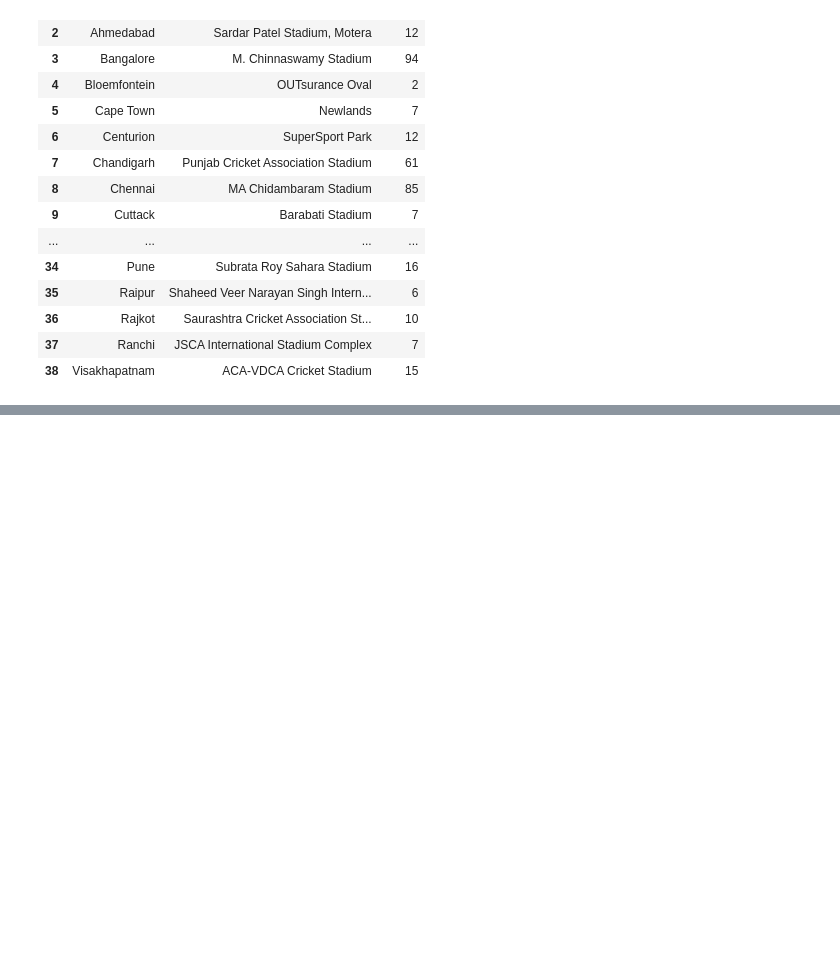
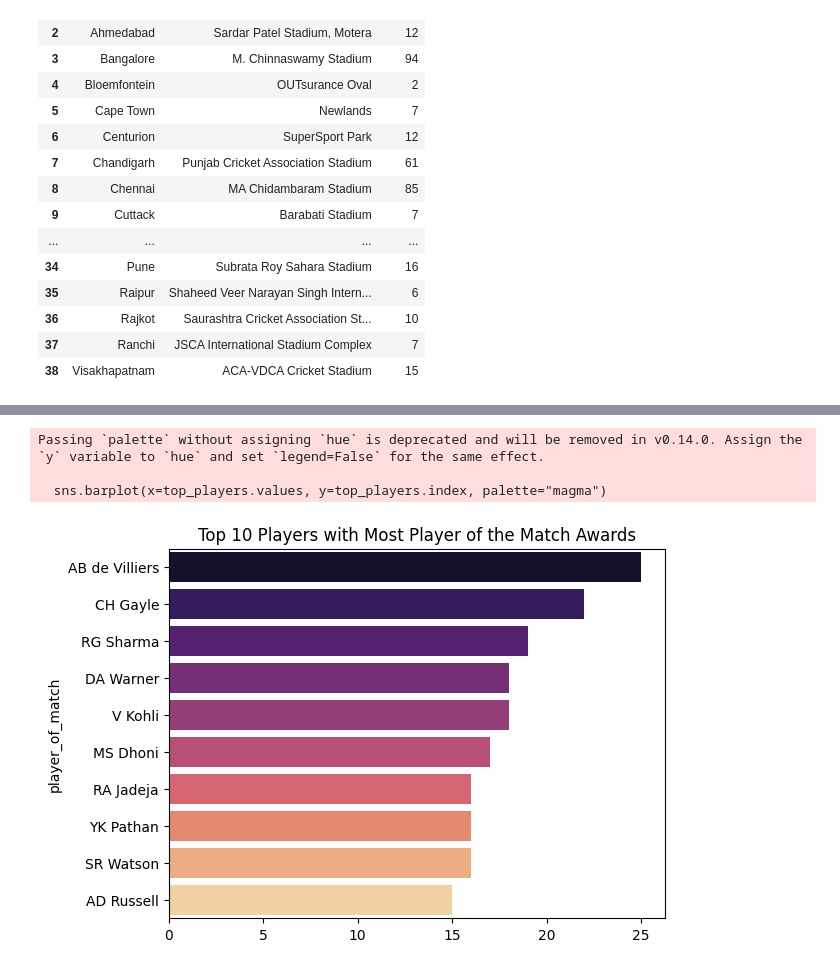
Before and after one commit to SOURAVSHEEL/ipl-prediction-project, a Jupyter notebook: notebooks/eda.ipynb, the cells around one changed output, grey strips where cells are left out. Cells and saved outputs as stored; diff of their text form; code cells hidden in the pictures; blank space fills up the shorter version.

```diff
--- a/notebooks/eda.ipynb
+++ b/notebooks/eda.ipynb
@@ -260,0 +309,10 @@ memory usage: 119.8+ KB
+# %%
+top_players = matches["player_of_match"].value_counts().head(10)
+sns.barplot(x=top_players.values, y=top_players.index, palette="magma")
+plt.title("Top 10 Players with Most Player of the Match Awards")
+plt.show()
+# %% [output]
+Passing `palette` without assigning `hue` is deprecated and will be removed in v0.14.0. Assign the `y` variable to `hue` and set `legend=False` for the same effect.
+
+  sns.barplot(x=top_players.values, y=top_players.index, palette="magma")
+[figure, added]
```
Also changed, not shown: parts of 17 cells of this notebook.
